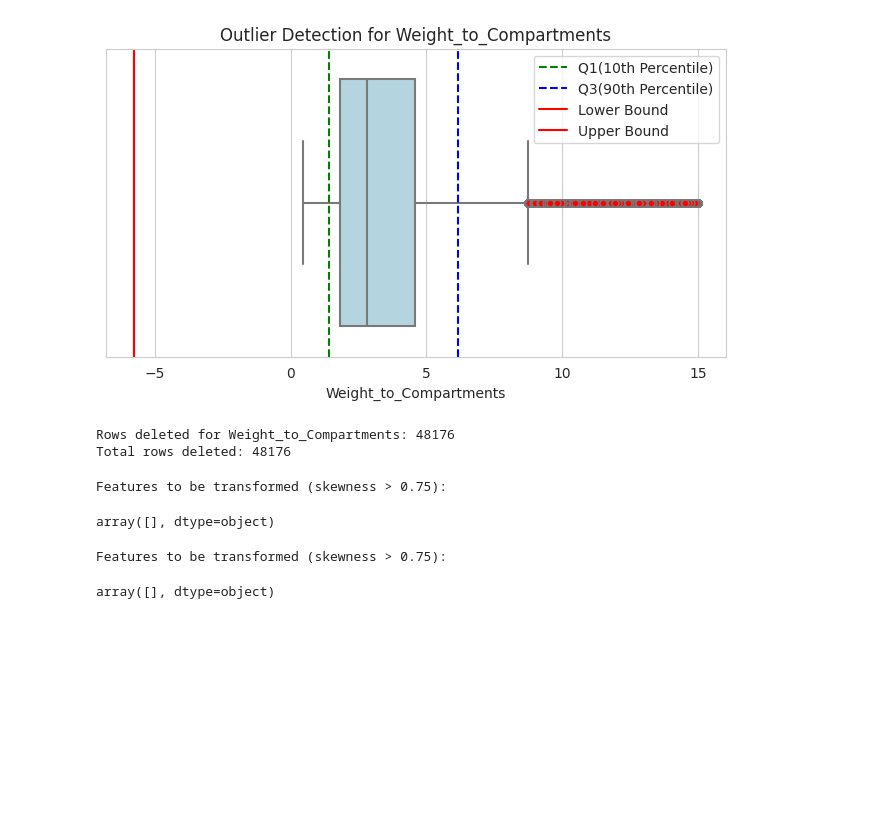
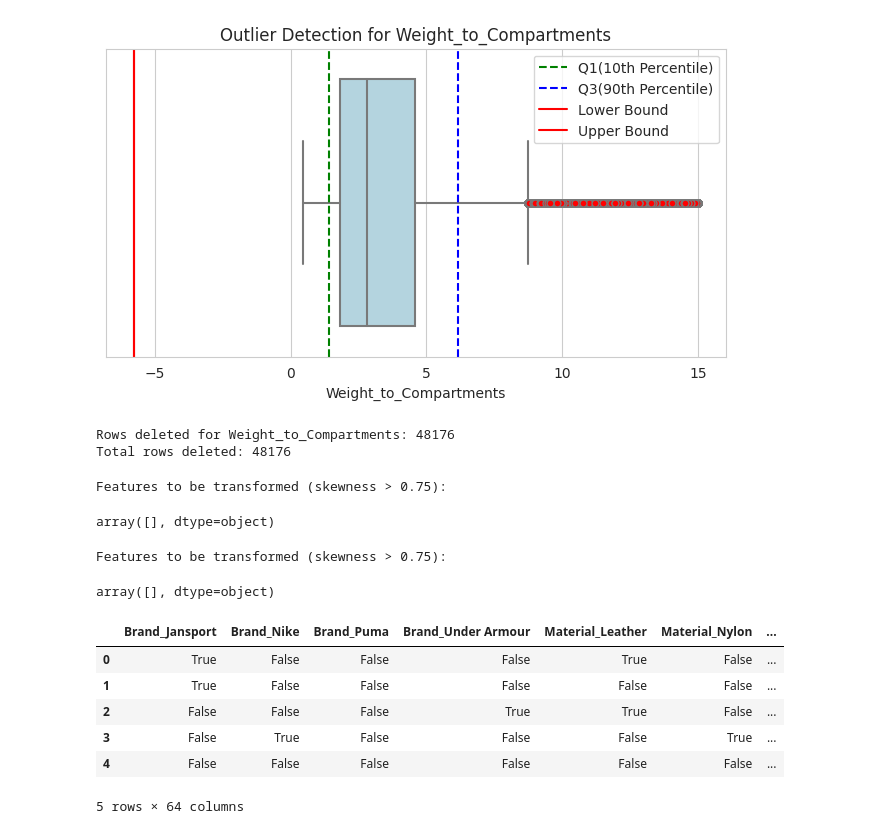
Before and after one commit to nakakonakako/kaggle, a Jupyter notebook: backpack/backpack.ipynb, the cells around one changed output. Drawn from its saved outputs; the diff is of its cells as text; code cells hidden in the pictures; blank space fills up the shorter version.

```diff
--- a/backpack/backpack.ipynb
+++ b/backpack/backpack.ipynb
@@ -498,3 +498,25 @@ for feature in skewed_features:
   sns.histplot(test[feature], bins=50, kde=True, color="green")
   plt.title(f"Distribution of {feature} after log transformation")
   plt.show()
+# %%
+# Selecting specific columns for encoding
+columns_to_encode = ['Brand', 'Material', 'Size', 'Laptop Compartment','Waterproof', 'Style', 'Color','Brand_Material', 'Brand_Size', 'Has_Laptop_Compartment','Is_Waterproof', 'Compartments_Category', 'Style_Size']
+train_to_encode = train[columns_to_encode]
+test_to_encode = test[columns_to_encode]
+
+# Dropping selected columns for scaling
+train_to_scale = train.drop(columns_to_encode, axis=1)
+test_to_scale = test.drop(columns_to_encode, axis=1)
+
+train_encoded = pd.get_dummies(train_to_encode, columns=columns_to_encode, drop_first=True)
+test_encoded = pd.get_dummies(test_to_encode, columns=columns_to_encode, drop_first=True)
+# %%
+train_encoded.head()
+# %% [output]
+|  | Brand_Jansport | Brand_Nike | Brand_Puma | Brand_Under Armour | Material_Leather | Material_Nylon | ... |
+| 0 | True | False | False | False | True | False | ... |
+| 1 | True | False | False | False | False | False | ... |
+| 2 | False | False | False | True | True | False | ... |
+| 3 | False | True | False | False | False | True | ... |
+| 4 | False | False | False | False | False | False | ... |
+5 rows × 64 columns
```
Also changed, not shown: parts of 2 cells of this notebook.
